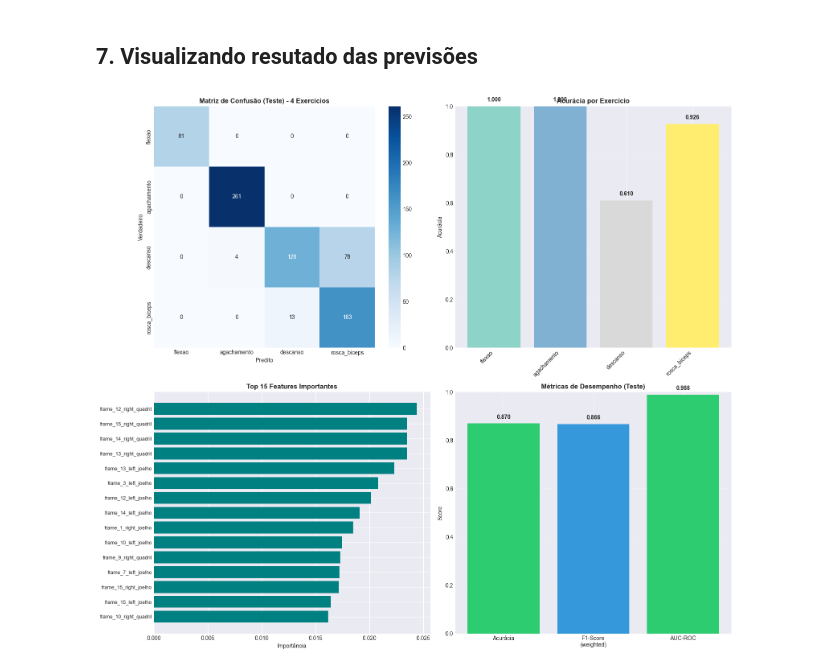
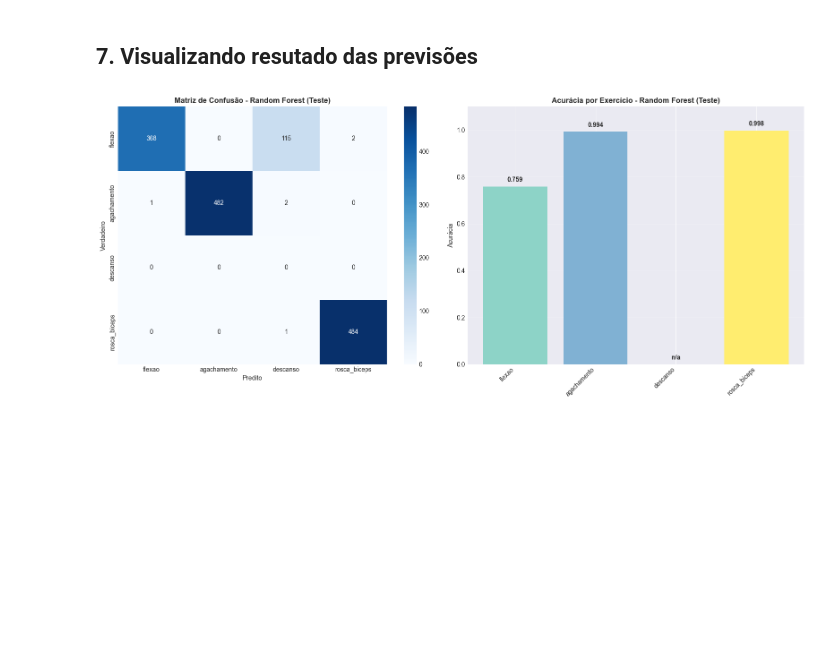
Before and after one commit to RafaelLuckner/RACE, a Jupyter notebook: 2-random_forest_training.ipynb, the cells around one changed output. Drawn from its saved outputs; the diff is of its cells as text; code cells hidden in the pictures; blank space fills up the shorter version.

Commit message:
Treinado modelo com mais dados e adicionado contador

```diff
--- a/2-random_forest_training.ipynb
+++ b/2-random_forest_training.ipynb
@@ -110,9 +149,17 @@ Extraindo ângulos dos landmarks...
 # %%
-# Análise da distribuição de exercícios
+# Extrair ângulos — video_source é propagado automaticamente pela função
 print("Extraindo ângulos dos landmarks...")
 data = extract_angles_from_landmarks(data_raw)
+
+# Reatachar coluna 'split' via video_source (cada vídeo tem um único split)
+split_map = data_raw.drop_duplicates('video_source').set_index('video_source')['split']
+data['split'] = data['video_source'].map(split_map)
+
 print(f"✓ Ângulos extraídos: {data.shape[0]} frames, {data.shape[1]} colunas")
 print(f"\n📊 Distribuição por exercício:")
 print(data['exercise'].value_counts())
+print(f"\n📹 Frames por vídeo (split):")
+for vs, grp in data.groupby('video_source'):
+    print(f"  [{grp['split'].iloc[0]:5}] {vs}: {len(grp)} frames")
 # %% [output]
 Extraindo ângulos dos landmarks...
@@ -393,65 +524,42 @@ cm = confusion_matrix(y_test, y_test_pred, labels=sorted(label_map.values()))
 # %% [markdown]
 ## 7. Visualizando resutado das previsões
 # %%
-fig, axes = plt.subplots(2, 2, figsize=(16, 14))
-
-
+fig, axes = plt.subplots(1, 2, figsize=(16, 7))
 
 # 1. Matriz de Confusão
 exercise_names = [reverse_label_map[i] for i in sorted(label_map.values())]
-sns.heatmap(cm, annot=True, fmt='d', cmap='Blues', ax=axes[0, 0], cbar=True,
+sns.heatmap(cm, annot=True, fmt='d', cmap='Blues', ax=axes[0], cbar=True,
             xticklabels=exercise_names, yticklabels=exercise_names)
-axes[0, 0].set_title('Matriz de Confusão (Teste) - 4 Exercícios', fontsize=12, fontweight='bold')
-axes[0, 0].set_ylabel('Verdadeiro')
-axes[0, 0].set_xlabel('Predito')
+axes[0].set_title('Matriz de Confusão - Random Forest (Teste)',
+                  fontsize=12, fontweight='bold')
+axes[0].set_ylabel('Verdadeiro')
+axes[0].set_xlabel('Predito')
 
 # 2. Acurácia por Classe
-per_class_accuracy = cm.diagonal() / cm.sum(axis=1)
+per_class_totals = cm.sum(axis=1)
+with np.errstate(divide='ignore', invalid='ignore'):
+    per_class_accuracy = np.where(per_class_totals > 0, cm.diagonal() / per_class_totals, np.nan)
 colors_per_class = plt.cm.Set3(np.linspace(0, 1, len(exercise_names)))
-axes[0, 1].bar(exercise_names, per_class_accuracy, color=colors_per_class)
-axes[0, 1].set_ylabel('Acurácia')
-axes[0, 1].set_title('Acurácia por Exercício', fontsize=12, fontweight='bold')
-axes[0, 1].set_ylim([0, 1])
-axes[0, 1].grid(axis='y', alpha=0.3)
+bars_acc = axes[1].bar(
+    exercise_names,
+    [v if not np.isnan(v) else 0 for v in per_class_accuracy],
+    color=colors_per_class
+)
+axes[1].set_ylabel('Acurácia')
+axes[1].set_title('Acurácia por Exercício - Random Forest (Teste)', fontsize=12, fontweight='bold')
+axes[1].set_ylim([0, 1.1])
+axes[1].grid(axis='y', alpha=0.3)
 for i, v in enumerate(per_class_accuracy):
-    axes[0, 1].text(i, v + 0.02, f'{v:.3f}', ha='center', fontweight='bold')
-plt.setp(axes[0, 1].xaxis.get_majorticklabels(), rotation=45, ha='right')
+    label_txt = f'{v:.3f}' if not np.isnan(v) else 'n/a'
+    axes[1].text(i, (v if not np.isnan(v) else 0) + 0.02, label_txt,
+                 ha='center', fontweight='bold')
+plt.setp(axes[1].xaxis.get_majorticklabels(), rotation=45, ha='right')
 
-# 3. Top features
-feature_importance = pd.DataFrame({
-    'feature': X.columns,
-    'importance': model.feature_importances_
-}).sort_values('importance', ascending=False).head(15)
-
-axes[1, 0].barh(range(len(feature_importance)), feature_importance['importance'].values, color='teal')
-axes[1, 0].set_yticks(range(len(feature_importance)))
-axes[1, 0].set_yticklabels(feature_importance['feature'].values, fontsize=9)
-axes[1, 0].set_xlabel('Importância')
-axes[1, 0].set_title('Top 15 Features Importantes', fontsize=12, fontweight='bold')
-axes[1, 0].invert_yaxis()
-
-# 4. Métricas gerais
-metrics = {
-    'Acurácia': test_accuracy,
-    'F1-Score\n(weighted)': test_f1,
-    'AUC-ROC': test_auc if test_auc > 0 else None
-}
-
-if metrics['AUC-ROC'] is None:
-    metrics.pop('AUC-ROC')
-
-colors = ['#2ecc71', '#3498db']
-bars = axes[1, 1].bar(metrics.keys(), [v for v in metrics.values() if v is not None], color=colors)
-axes[1, 1].set_ylabel('Score')
-axes[1, 1].set_title('Métricas de Desempenho (Teste)', fontsize=12, fontweight='bold')
-axes[1, 1].set_ylim([0, 1])
-axes[1, 1].grid(axis='y', alpha=0.3)
-
-for bar, (k, v) in zip(bars, [(k, v) for k, v in metrics.items() if v is not None]):
-    axes[1, 1].text(bar.get_x() + bar.get_width()/2, v + 0.02, f'{v:.3f}',
-                    ha='center', fontweight='bold')
+mean_acc = np.nanmean(per_class_accuracy)
+# axes[1].axhline(mean_acc, color='red', linestyle='--', linewidth=1.5, label=f'Média: {mean_acc:.3f}')
+axes[1].legend(loc='lower right')
 
 plt.tight_layout()
 plt.show()
 # %% [output]
-[figure, old version]
+[figure, new version]
```
Also changed, not shown: parts of 21 cells of this notebook, 24 other files.
